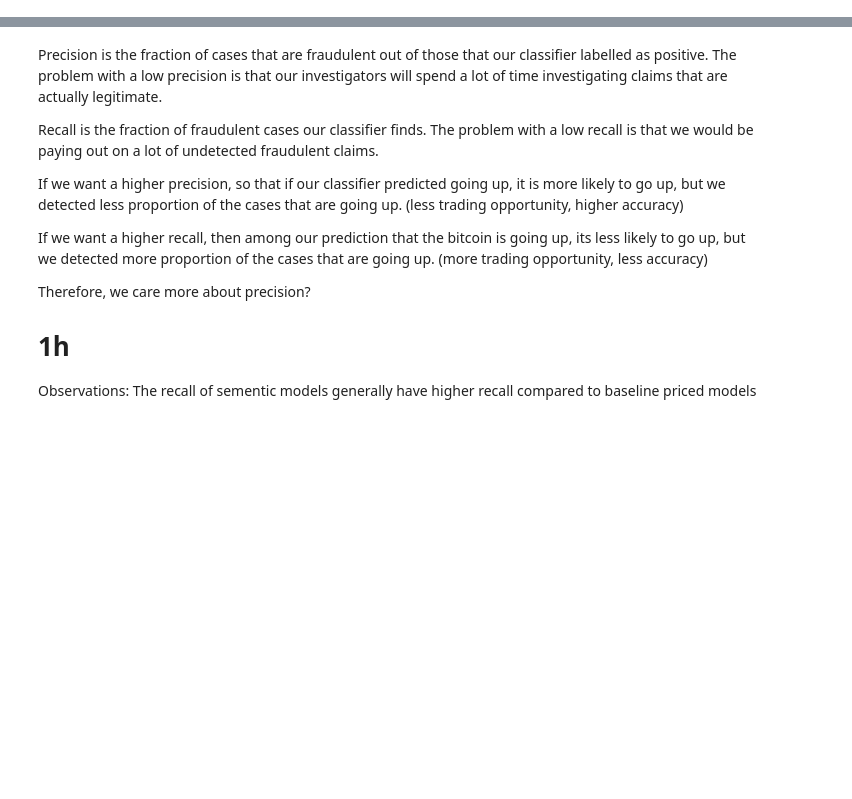
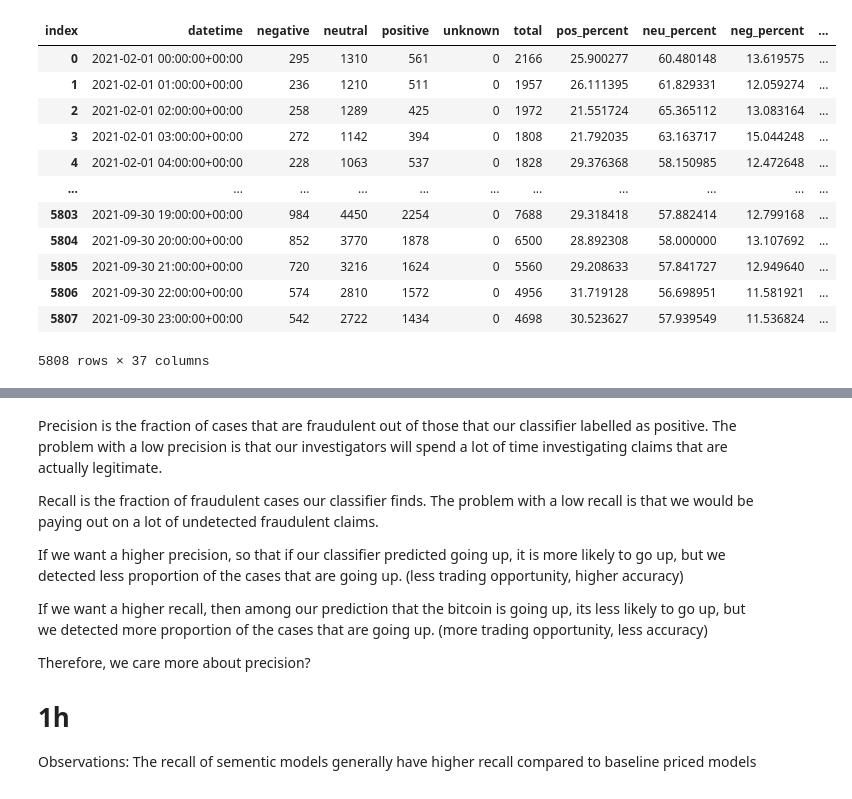
Before and after one commit to superzzp/Bitcoin-Price-Fluctuation-Twitter-Sentiment-Analysis, a Jupyter notebook: notebooks/1.0-zzp-aggregate-sentiments.ipynb, the cells around one changed output, grey strips where cells are left out. Drawn from its saved outputs; the diff is of its cells as text; code cells hidden in the pictures; blank space fills up the shorter version.

```diff
--- a/notebooks/1.0-zzp-aggregate-sentiments.ipynb
+++ b/notebooks/1.0-zzp-aggregate-sentiments.ipynb
@@ -281,3 +358,19 @@ one_h_span_j[['pos_percent', 'neu_percent', 'neg_percent']]
+# %%
+one_h_span_j
+# %% [output]
+| index | datetime | negative | neutral | positive | unknown | total | pos_percent | neu_percent | neg_percent | ... |
+| 0 | 2021-02-01 00:00:00+00:00 | 295 | 1310 | 561 | 0 | 2166 | 25.900277 | 60.480148 | 13.619575 | ... |
+| 1 | 2021-02-01 01:00:00+00:00 | 236 | 1210 | 511 | 0 | 1957 | 26.111395 | 61.829331 | 12.059274 | ... |
+| 2 | 2021-02-01 02:00:00+00:00 | 258 | 1289 | 425 | 0 | 1972 | 21.551724 | 65.365112 | 13.083164 | ... |
+| 3 | 2021-02-01 03:00:00+00:00 | 272 | 1142 | 394 | 0 | 1808 | 21.792035 | 63.163717 | 15.044248 | ... |
+| 4 | 2021-02-01 04:00:00+00:00 | 228 | 1063 | 537 | 0 | 1828 | 29.376368 | 58.150985 | 12.472648 | ... |
+| ... | ... | ... | ... | ... | ... | ... | ... | ... | ... | ... |
+| 5803 | 2021-09-30 19:00:00+00:00 | 984 | 4450 | 2254 | 0 | 7688 | 29.318418 | 57.882414 | 12.799168 | ... |
+| 5804 | 2021-09-30 20:00:00+00:00 | 852 | 3770 | 1878 | 0 | 6500 | 28.892308 | 58.000000 | 13.107692 | ... |
+| 5805 | 2021-09-30 21:00:00+00:00 | 720 | 3216 | 1624 | 0 | 5560 | 29.208633 | 57.841727 | 12.949640 | ... |
+| 5806 | 2021-09-30 22:00:00+00:00 | 574 | 2810 | 1572 | 0 | 4956 | 31.719128 | 56.698951 | 11.581921 | ... |
+| 5807 | 2021-09-30 23:00:00+00:00 | 542 | 2722 | 1434 | 0 | 4698 | 30.523627 | 57.939549 | 11.536824 | ... |
+5808 rows × 37 columns
 # %%
 import pytz
 def filter_time(df):
```
Also changed, not shown: parts of 16 cells of this notebook.
